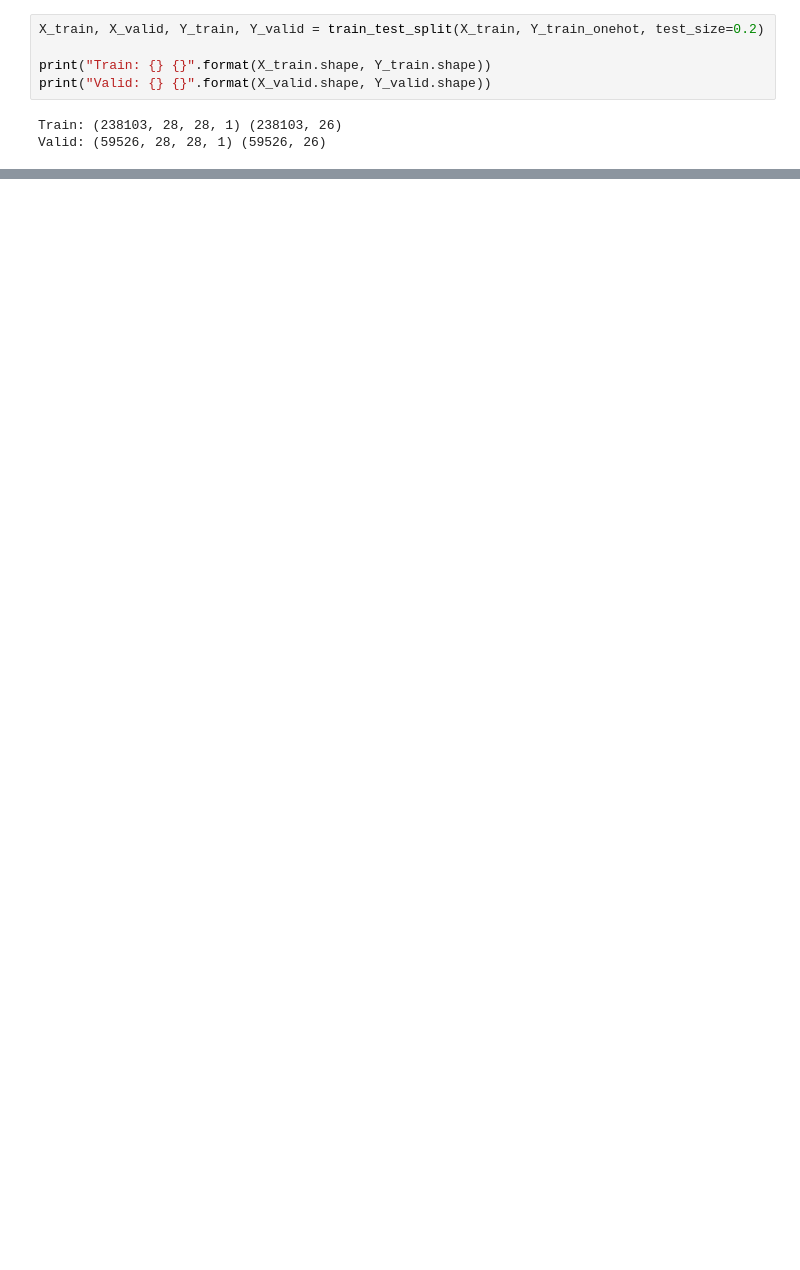
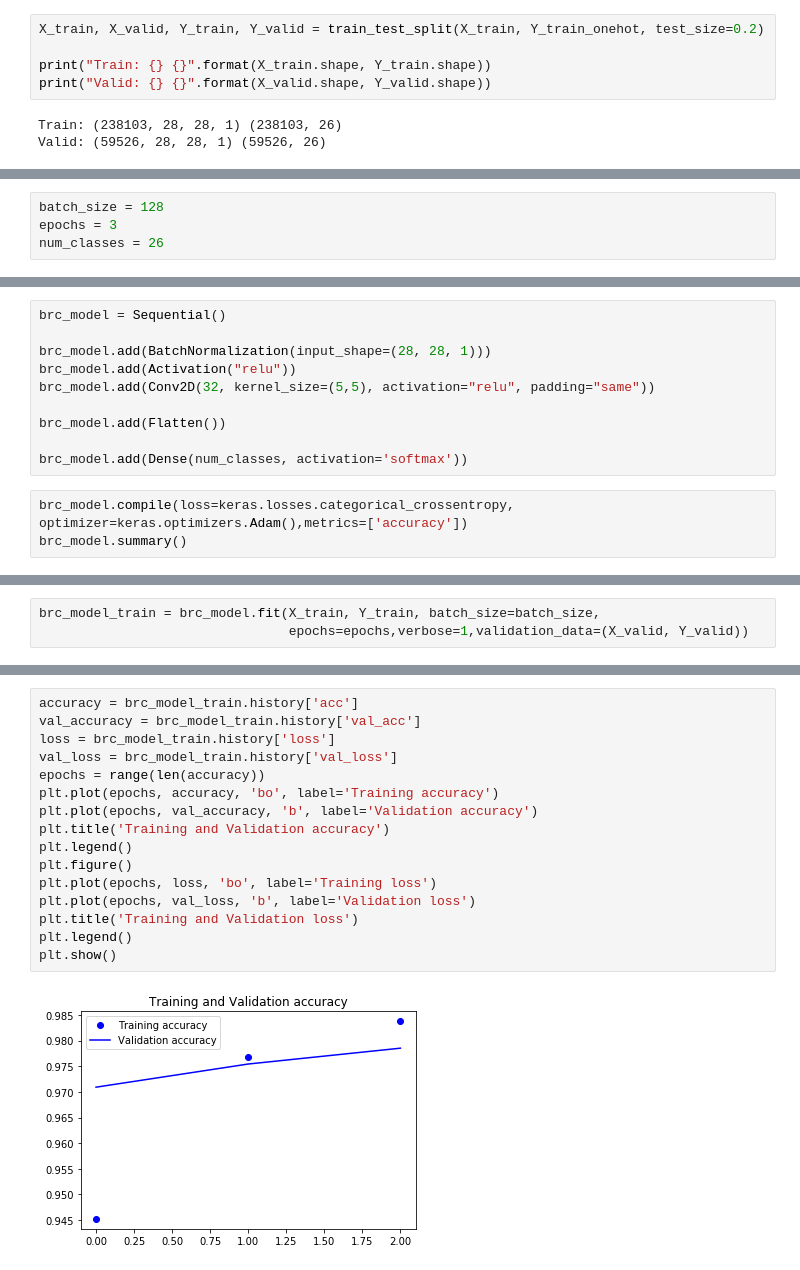
Before and after one commit to winstonlan/cs175-final-project, a Jupyter notebook: batch_relu_conv_model.ipynb, the cells around one changed output, grey strips where cells are left out. Cells and saved outputs as stored; diff of their text form; blank space fills up the shorter version.

Commit message:
Batch Relu Conv Google Colab model

```diff
--- a/batch_relu_conv_model.ipynb
+++ b/batch_relu_conv_model.ipynb
@@ -119,0 +129,4 @@ Valid: (59526, 28, 28, 1) (59526, 26)
+# %%
+batch_size = 128
+epochs = 3
+num_classes = 26
@@ -119,0 +147,13 @@ Valid: (59526, 28, 28, 1) (59526, 26)
+# %%
+brc_model = Sequential()
+
+brc_model.add(BatchNormalization(input_shape=(28, 28, 1)))
+brc_model.add(Activation("relu"))
+brc_model.add(Conv2D(32, kernel_size=(5,5), activation="relu", padding="same"))
+
+brc_model.add(Flatten())
+
+brc_model.add(Dense(num_classes, activation='softmax'))
+# %%
+brc_model.compile(loss=keras.losses.categorical_crossentropy, optimizer=keras.optimizers.Adam(),metrics=['accuracy'])
+brc_model.summary()
@@ -119,0 +178,3 @@ Valid: (59526, 28, 28, 1) (59526, 26)
+# %%
+brc_model_train = brc_model.fit(X_train, Y_train, batch_size=batch_size,
+                                epochs=epochs,verbose=1,validation_data=(X_valid, Y_valid))
@@ -119,0 +196,18 @@ Valid: (59526, 28, 28, 1) (59526, 26)
+# %%
+accuracy = brc_model_train.history['acc']
+val_accuracy = brc_model_train.history['val_acc']
+loss = brc_model_train.history['loss']
+val_loss = brc_model_train.history['val_loss']
+epochs = range(len(accuracy))
+plt.plot(epochs, accuracy, 'bo', label='Training accuracy')
+plt.plot(epochs, val_accuracy, 'b', label='Validation accuracy')
+plt.title('Training and Validation accuracy')
+plt.legend()
+plt.figure()
+plt.plot(epochs, loss, 'bo', label='Training loss')
+plt.plot(epochs, val_loss, 'b', label='Validation loss')
+plt.title('Training and Validation loss')
+plt.legend()
+plt.show()
+# %% [output]
+[figure, added]
```
Also changed, not shown: parts of 10 cells of this notebook, 1 other file.
